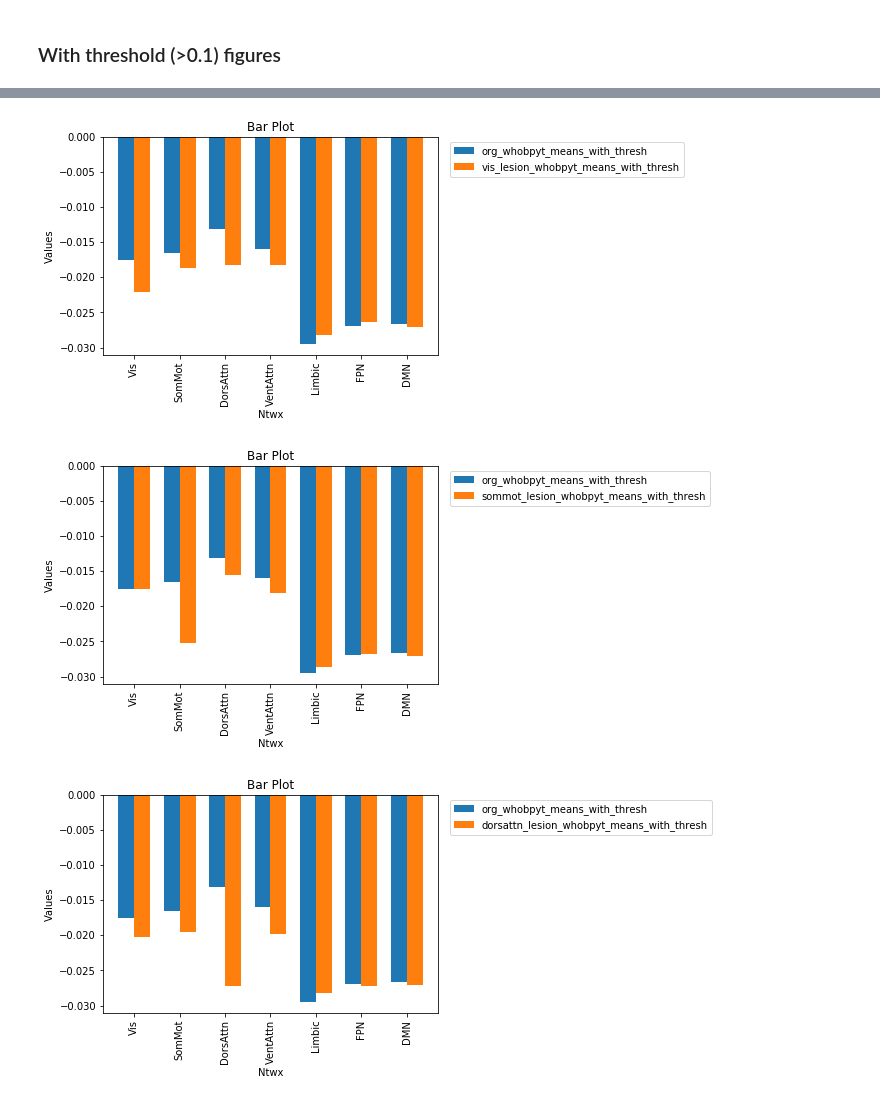
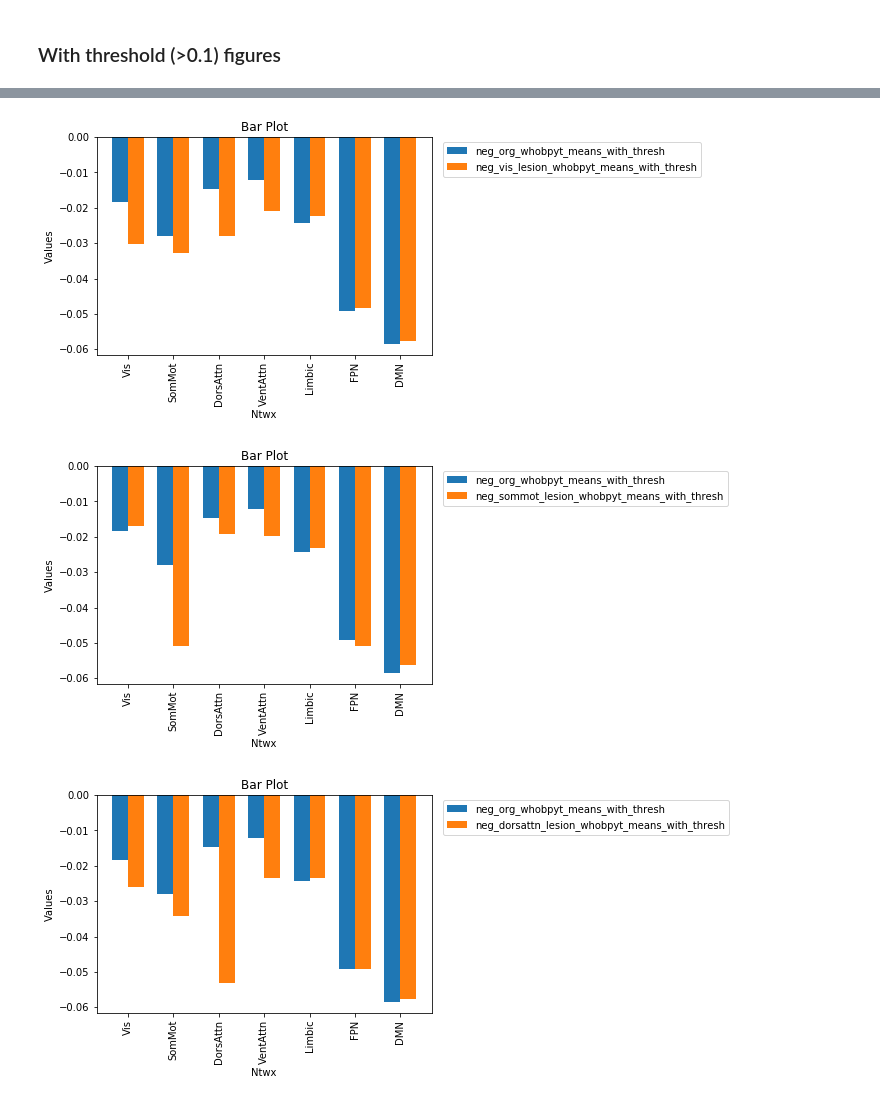
Before and after one commit to Shreyder93/whobpyt, a Jupyter notebook: scratch/WhoBPyT_isolated_INNER_Ntwx_all_subs.ipynb, the cells around one changed output, grey strips where cells are left out. Drawn from its saved outputs; the diff is of its cells as text; code cells hidden in the pictures.

Commit message:
inner, outer ntwx conn, sc_x_dist, and neg_fc_counts for WhoBPyT Ntwx isolation - 04/08/2023

```diff
--- a/scratch/WhoBPyT_isolated_INNER_Ntwx_all_subs.ipynb
+++ b/scratch/WhoBPyT_isolated_INNER_Ntwx_all_subs.ipynb
@@ -955,7 +949,7 @@ plt.show()
 # %%
 def ntwx_only_fc_with_thresh(fc, sub, a,b,c,d):
 
-    thresh = 0
+    thresh = 0.1
 
     ntwx_only_lh = fc[sub][a:b, a:b]
     ntwx_only_lh = ntwx_only_lh[(ntwx_only_lh>thresh)]
@@ -1303,0 +1463,9 @@ org_whobpyt_means_with_thresh
+# %%
+%%time
+neg_vis_lesion_whobpyt_means_with_thresh = func_for_inner_ntwx_connectivity_with_thresh_negative(all_subs_vis_lesion)
+neg_sommot_lesion_whobpyt_means_with_thresh = func_for_inner_ntwx_connectivity_with_thresh_negative(all_subs_sommot_lesion)
+neg_dorsattn_lesion_whobpyt_means_with_thresh = func_for_inner_ntwx_connectivity_with_thresh_negative(all_subs_dorsattn_lesion)
+neg_ventattn_lesion_whobpyt_means_with_thresh = func_for_inner_ntwx_connectivity_with_thresh_negative(all_subs_ventattn_lesion)
+neg_limbic_lesion_whobpyt_means_with_thresh = func_for_inner_ntwx_connectivity_with_thresh_negative(all_subs_limbic_lesion)
+neg_fpn_lesion_whobpyt_means_with_thresh = func_for_inner_ntwx_connectivity_with_thresh_negative(all_subs_fpn_lesion)
+neg_dmn_lesion_whobpyt_means_with_thresh = func_for_inner_ntwx_connectivity_with_thresh_negative(all_subs_dmn_lesion)
@@ -1304,10 +1475,10 @@ org_whobpyt_means_with_thresh
 # %%
 # Creating the bar plot
-x = range(len(org_whobpyt_means_with_thresh))  # X-axis values (indices of the lists)
+x = range(len(neg_org_whobpyt_means_with_thresh))  # X-axis values (indices of the lists)
 width = 0.35  # Width of the bars
 fig, ax = plt.subplots()
-rects1 = ax.bar(x, org_whobpyt_means_with_thresh, width, label='org_whobpyt_means_with_thresh')
-rects2 = ax.bar([i + width for i in x], vis_lesion_whobpyt_means_with_thresh, width, label='vis_lesion_whobpyt_means_with_thresh')
+rects1 = ax.bar(x, neg_org_whobpyt_means_with_thresh, width, label='neg_org_whobpyt_means_with_thresh')
+rects2 = ax.bar([i + width for i in x], neg_vis_lesion_whobpyt_means_with_thresh, width, label='neg_vis_lesion_whobpyt_means_with_thresh')
 
 # Adding labels, title, and legend
 ax.set_xlabel('Ntwx')
@@ -1324,11 +1495,11 @@ plt.show()
 #### Sommot
 
 # Creating the bar plot
-x = range(len(org_whobpyt_means_with_thresh))  # X-axis values (indices of the lists)
+x = range(len(neg_org_whobpyt_means_with_thresh))  # X-axis values (indices of the lists)
 width = 0.35  # Width of the bars
 fig, ax = plt.subplots()
-rects1 = ax.bar(x, org_whobpyt_means_with_thresh, width, label='org_whobpyt_means_with_thresh')
-rects2 = ax.bar([i + width for i in x], sommot_lesion_whobpyt_means_with_thresh, width, label='sommot_lesion_whobpyt_means_with_thresh')
+rects1 = ax.bar(x, neg_org_whobpyt_means_with_thresh, width, label='neg_org_whobpyt_means_with_thresh')
+rects2 = ax.bar([i + width for i in x], neg_sommot_lesion_whobpyt_means_with_thresh, width, label='neg_sommot_lesion_whobpyt_means_with_thresh')
 
 # Adding labels, title, and legend
 ax.set_xlabel('Ntwx')
@@ -1345,11 +1516,11 @@ plt.show()
 #### Dorsattn
 
 # Creating the bar plot
-x = range(len(org_whobpyt_means_with_thresh))  # X-axis values (indices of the lists)
+x = range(len(neg_org_whobpyt_means_with_thresh))  # X-axis values (indices of the lists)
 width = 0.35  # Width of the bars
 fig, ax = plt.subplots()
-rects1 = ax.bar(x, org_whobpyt_means_with_thresh, width, label='org_whobpyt_means_with_thresh')
-rects2 = ax.bar([i + width for i in x], dorsattn_lesion_whobpyt_means_with_thresh, width, label='dorsattn_lesion_whobpyt_means_with_thresh')
+rects1 = ax.bar(x, neg_org_whobpyt_means_with_thresh, width, label='neg_org_whobpyt_means_with_thresh')
+rects2 = ax.bar([i + width for i in x], neg_dorsattn_lesion_whobpyt_means_with_thresh, width, label='neg_dorsattn_lesion_whobpyt_means_with_thresh')
 
 # Adding labels, title, and legend
 ax.set_xlabel('Ntwx')
@@ -1370,11 +1541,11 @@ plt.show()
 #### Ventattn
 
 # Creating the bar plot
-x = range(len(org_whobpyt_means_with_thresh))  # X-axis values (indices of the lists)
+x = range(len(neg_org_whobpyt_means_with_thresh))  # X-axis values (indices of the lists)
 width = 0.35  # Width of the bars
 fig, ax = plt.subplots()
-rects1 = ax.bar(x, org_whobpyt_means_with_thresh, width, label='org_whobpyt_means_with_thresh')
-rects2 = ax.bar([i + width for i in x], ventattn_lesion_whobpyt_means_with_thresh, width, label='ventattn_lesion_whobpyt_means_with_thresh')
+rects1 = ax.bar(x, neg_org_whobpyt_means_with_thresh, width, label='neg_org_whobpyt_means_with_thresh')
+rects2 = ax.bar([i + width for i in x], neg_ventattn_lesion_whobpyt_means_with_thresh, width, label='neg_ventattn_lesion_whobpyt_means_with_thresh')
 
 # Adding labels, title, and legend
 ax.set_xlabel('Ntwx')
@@ -1395,11 +1566,11 @@ plt.show()
 #### Limbic
 
 # Creating the bar plot
-x = range(len(org_whobpyt_means_with_thresh))  # X-axis values (indices of the lists)
+x = range(len(neg_org_whobpyt_means_with_thresh))  # X-axis values (indices of the lists)
 width = 0.35  # Width of the bars
 fig, ax = plt.subplots()
-rects1 = ax.bar(x, org_whobpyt_means_with_thresh, width, label='org_whobpyt_means_with_thresh')
-rects2 = ax.bar([i + width for i in x], limbic_lesion_whobpyt_means_with_thresh, width, label='limbic_lesion_whobpyt_means_with_thresh')
+rects1 = ax.bar(x, neg_org_whobpyt_means_with_thresh, width, label='neg_org_whobpyt_means_with_thresh')
+rects2 = ax.bar([i + width for i in x], neg_limbic_lesion_whobpyt_means_with_thresh, width, label='neg_limbic_lesion_whobpyt_means_with_thresh')
 
 # Adding labels, title, and legend
 ax.set_xlabel('Ntwx')
@@ -1418,11 +1589,11 @@ plt.show()
 #### FPN
 
 # Creating the bar plot
-x = range(len(org_whobpyt_means_with_thresh))  # X-axis values (indices of the lists)
+x = range(len(neg_org_whobpyt_means_with_thresh))  # X-axis values (indices of the lists)
 width = 0.35  # Width of the bars
 fig, ax = plt.subplots()
-rects1 = ax.bar(x, org_whobpyt_means_with_thresh, width, label='org_whobpyt_means_with_thresh')
-rects2 = ax.bar([i + width for i in x], fpn_lesion_whobpyt_means_with_thresh, width, label='fpn_lesion_whobpyt_means_with_thresh')
+rects1 = ax.bar(x, neg_org_whobpyt_means_with_thresh, width, label='neg_org_whobpyt_means_with_thresh')
+rects2 = ax.bar([i + width for i in x], neg_fpn_lesion_whobpyt_means_with_thresh, width, label='neg_fpn_lesion_whobpyt_means_with_thresh')
 
 # Adding labels, title, and legend
 ax.set_xlabel('Ntwx')
@@ -1431,36 +1602,36 @@ ax.set_title('Bar Plot')
 ax.set_xticks([i + width/2 for i in x])
 ax.set_xticklabels(Ntwx)
 plt.xticks(rotation=90)
 ax.legend(loc='upper left', bbox_to_anchor=(1.02, 1))
 
 # Displaying the plot
 plt.show()
 
 
 
 
 
 #### DMN lesion
 
 # Creating the bar plot
-x = range(len(org_whobpyt_means_with_thresh))  # X-axis values (indices of the lists)
+x = range(len(neg_org_whobpyt_means_with_thresh))  # X-axis values (indices of the lists)
 width = 0.35  # Width of the bars
 fig, ax = plt.subplots()
-rects1 = ax.bar(x, org_whobpyt_means_with_thresh, width, label='org_whobpyt_means_with_thresh')
-rects2 = ax.bar([i + width for i in x], dmn_lesion_whobpyt_means_with_thresh, width, label='dmn_lesion_whobpyt_means_with_thresh')
+rects1 = ax.bar(x, neg_org_whobpyt_means_with_thresh, width, label='neg_org_whobpyt_means_with_thresh')
+rects2 = ax.bar([i + width for i in x], neg_dmn_lesion_whobpyt_means_with_thresh, width, label='neg_dmn_lesion_whobpyt_means_with_thresh')
 
 # Adding labels, title, and legend
 ax.set_xlabel('Ntwx')
 ax.set_ylabel('Values')
 ax.set_title('Bar Plot')
 ax.set_xticks([i + width/2 for i in x])
 ax.set_xticklabels(Ntwx)
 plt.xticks(rotation=90)
 ax.legend(loc='upper left', bbox_to_anchor=(1.02, 1))
 
 # Displaying the plot
 plt.show()
 # %% [output]
-[figure, old version]
+[figure, new version]
-[figure, old version]
+[figure, new version]
-[figure, old version]
+[figure, new version]
```
Also changed, not shown: parts of 30 cells of this notebook, 2 other files.
